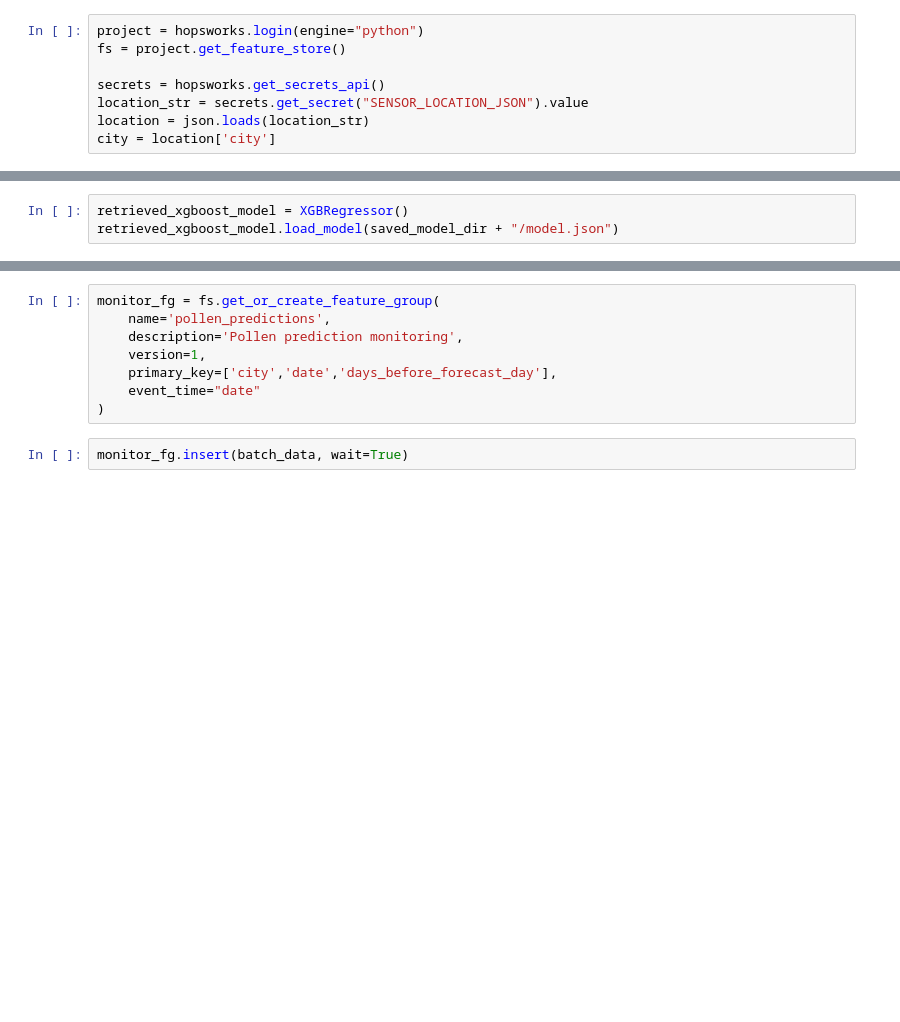
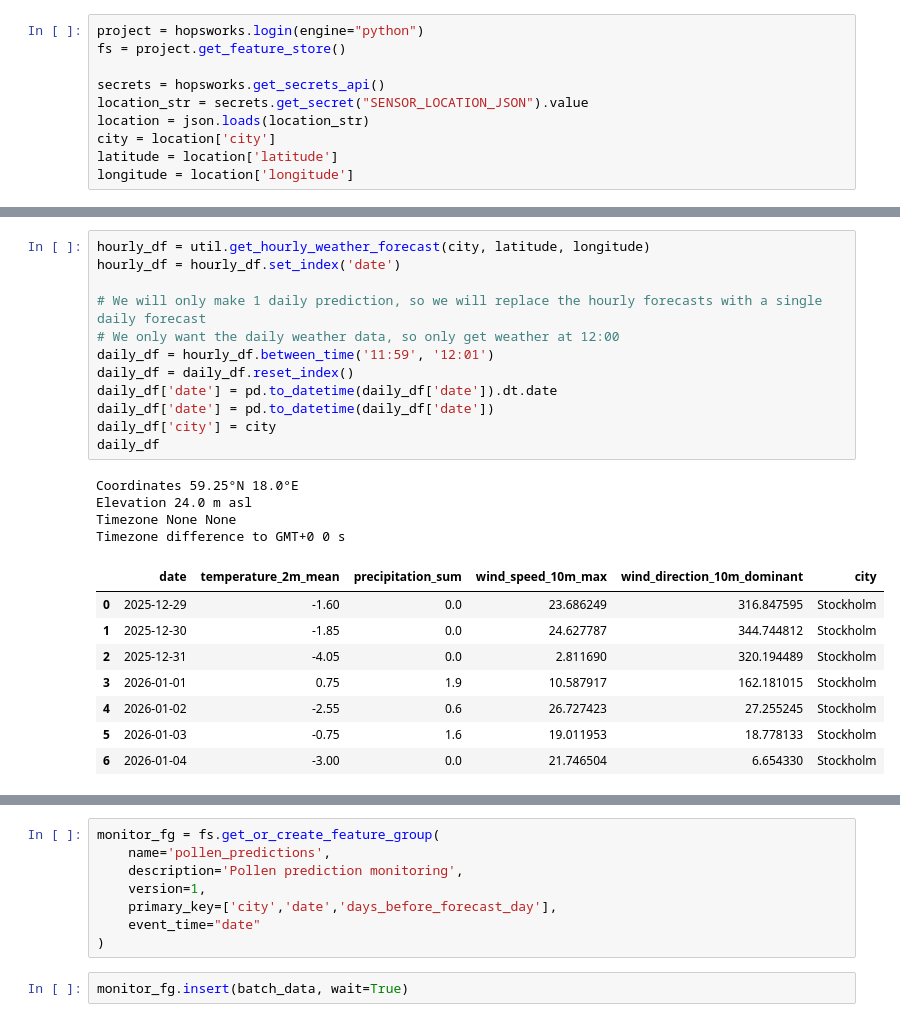
Before and after one commit to jianghongab/mlfs-book, a Jupyter notebook: pollen/4_grass_pollen_batch_inference.ipynb, the cells around one changed output, grey strips where cells are left out. Drawn from its saved outputs; the diff is of its cells as text; blank space fills up the shorter version.

```diff
--- a/pollen/4_grass_pollen_batch_inference.ipynb
+++ b/pollen/4_grass_pollen_batch_inference.ipynb
@@ -56,3 +59,5 @@ secrets = hopsworks.get_secrets_api()
 location_str = secrets.get_secret("SENSOR_LOCATION_JSON").value
 location = json.loads(location_str)
 city = location['city']
+latitude = location['latitude']
+longitude = location['longitude']
@@ -69,4 +102,26 @@ saved_model_dir = retrieved_model.download()
-# %%
-retrieved_xgboost_model = XGBRegressor()
-retrieved_xgboost_model.load_model(saved_model_dir + "/model.json")
+# %%
+hourly_df = util.get_hourly_weather_forecast(city, latitude, longitude)
+hourly_df = hourly_df.set_index('date')
+
+# We will only make 1 daily prediction, so we will replace the hourly forecasts with a single daily forecast
+# We only want the daily weather data, so only get weather at 12:00
+daily_df = hourly_df.between_time('11:59', '12:01')
+daily_df = daily_df.reset_index()
+daily_df['date'] = pd.to_datetime(daily_df['date']).dt.date
+daily_df['date'] = pd.to_datetime(daily_df['date'])
+daily_df['city'] = city
+daily_df
+# %% [output]
+Coordinates 59.25°N 18.0°E
+Elevation 24.0 m asl
+Timezone None None
+Timezone difference to GMT+0 0 s
+|  | date | temperature_2m_mean | precipitation_sum | wind_speed_10m_max | wind_direction_10m_dominant | city |
+| 0 | 2025-12-29 | -1.60 | 0.0 | 23.686249 | 316.847595 | Stockholm |
+| 1 | 2025-12-30 | -1.85 | 0.0 | 24.627787 | 344.744812 | Stockholm |
+| 2 | 2025-12-31 | -4.05 | 0.0 | 2.811690 | 320.194489 | Stockholm |
+| 3 | 2026-01-01 | 0.75 | 1.9 | 10.587917 | 162.181015 | Stockholm |
+| 4 | 2026-01-02 | -2.55 | 0.6 | 26.727423 | 27.255245 | Stockholm |
+| 5 | 2026-01-03 | -0.75 | 1.6 | 19.011953 | 18.778133 | Stockholm |
+| 6 | 2026-01-04 | -3.00 | 0.0 | 21.746504 | 6.654330 | Stockholm |
 # %%
```
Also changed, not shown: parts of 10 cells of this notebook, 5 other files.
